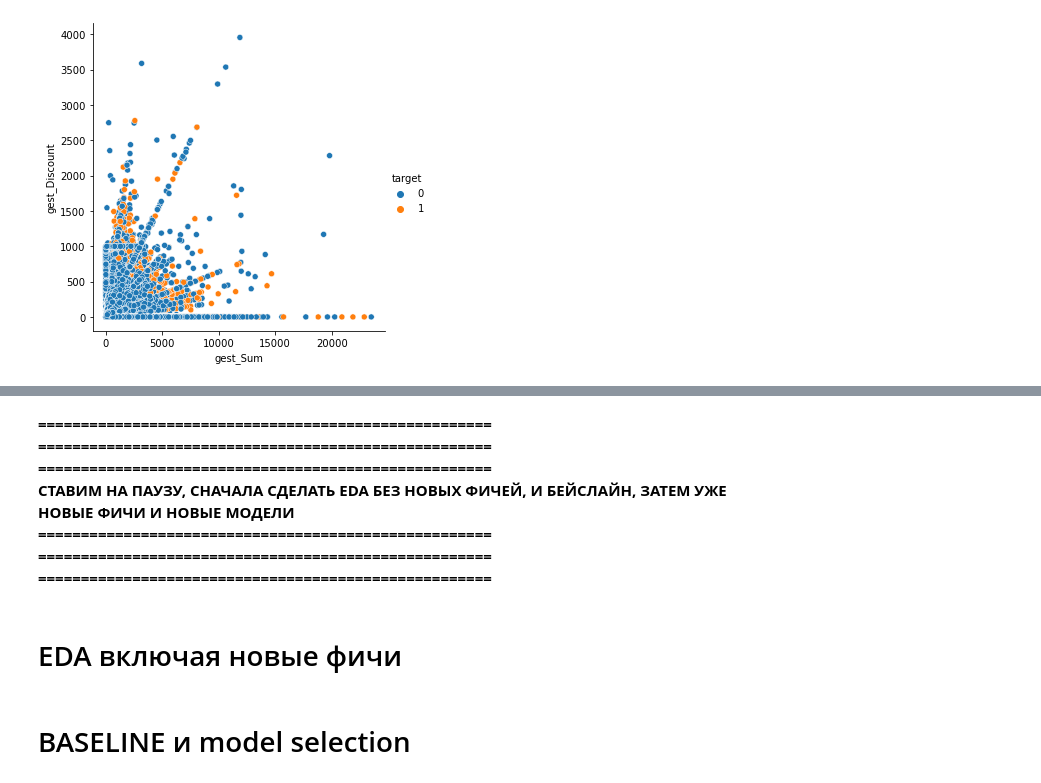
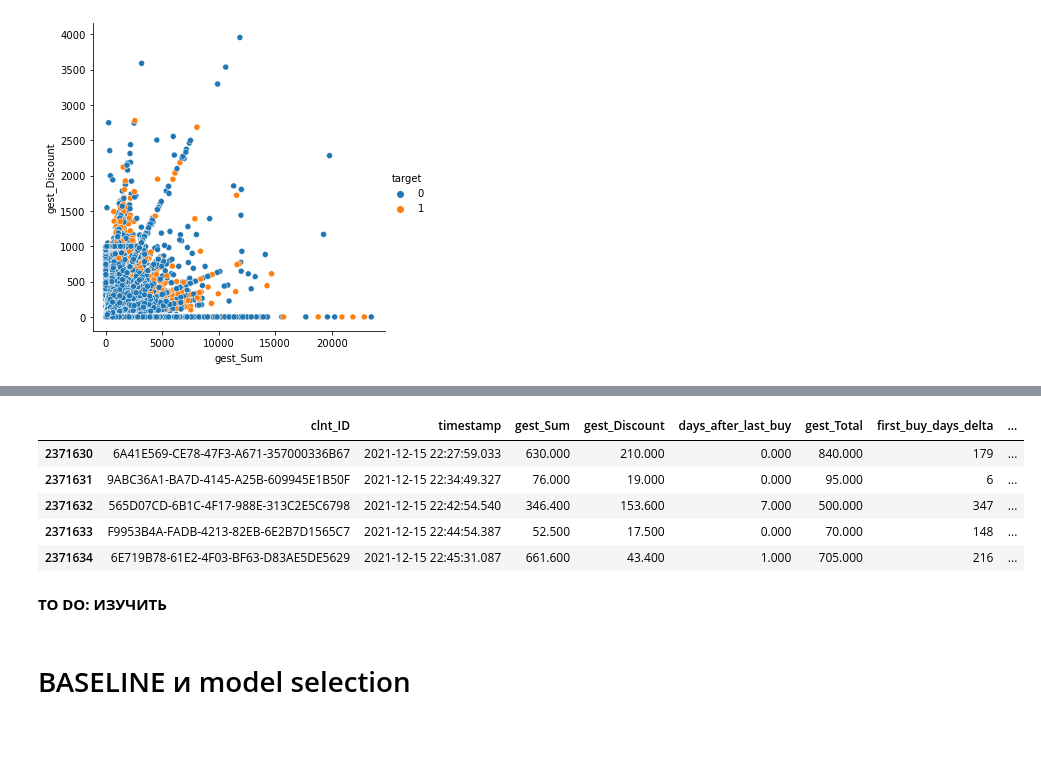
Before and after one commit to snakerzr/cupcake_churn_prediction, a Jupyter notebook: notebook.ipynb, the cells around one changed output, grey strips where cells are left out. Saved outputs shown, nothing was run; the diff lists cells and outputs as text; code cells hidden in the pictures; blank space fills up the shorter version.

```diff
--- a/notebook.ipynb
+++ b/notebook.ipynb
@@ -862,22 +812,23 @@ series.expanding().count()
 # %%
-# def expand_count(col):
-#     return col.expanding().count()
+def expand_count(col):
+    return col.expanding().count()
 
-# df['clnt_buys_count'] = df.groupby('clnt_ID')['timestamp'].transform(expand_count)
+df['clnt_buys_count'] = df.groupby('clnt_ID')['timestamp'].transform(expand_count)
+# %%
+df.tail()
+# %% [output]
+|  | clnt_ID | timestamp | gest_Sum | gest_Discount | days_after_last_buy | gest_Total | first_buy_days_delta | ... |
+| 2371630 | 6A41E569-CE78-47F3-A671-357000336B67 | 2021-12-15 22:27:59.033 | 630.000 | 210.000 | 0.000 | 840.000 | 179 | ... |
+| 2371631 | 9ABC36A1-BA7D-4145-A25B-609945E1B50F | 2021-12-15 22:34:49.327 | 76.000 | 19.000 | 0.000 | 95.000 | 6 | ... |
+| 2371632 | 565D07CD-6B1C-4F17-988E-313C2E5C6798 | 2021-12-15 22:42:54.540 | 346.400 | 153.600 | 7.000 | 500.000 | 347 | ... |
+| 2371633 | F9953B4A-FADB-4213-82EB-6E2B7D1565C7 | 2021-12-15 22:44:54.387 | 52.500 | 17.500 | 0.000 | 70.000 | 148 | ... |
+| 2371634 | 6E719B78-61E2-4F03-BF63-D83AE5DE5629 | 2021-12-15 22:45:31.087 | 661.600 | 43.400 | 1.000 | 705.000 | 216 | ... |
+# %% [markdown]
+**TO DO: ИЗУЧИТЬ**
 # %%
 # df['clnt_buys_count'].describe()
 # %%
 # df['clnt_buys_count'].hist(bins=100)
-# %% [markdown]
-**=====================================================**
-**=====================================================**
-**=====================================================**
-**СТАВИМ НА ПАУЗУ, СНАЧАЛА СДЕЛАТЬ EDA БЕЗ НОВЫХ ФИЧЕЙ, И БЕЙСЛАЙН, ЗАТЕМ УЖЕ НОВЫЕ ФИЧИ И НОВЫЕ МОДЕЛИ**
-**=====================================================**
-**=====================================================**
-**=====================================================**
-# %% [markdown]
-# EDA включая новые фичи
 # %% [markdown]
 # BASELINE и model selection
 # %% [markdown]
```
Also changed, not shown: parts of 65 cells of this notebook.
